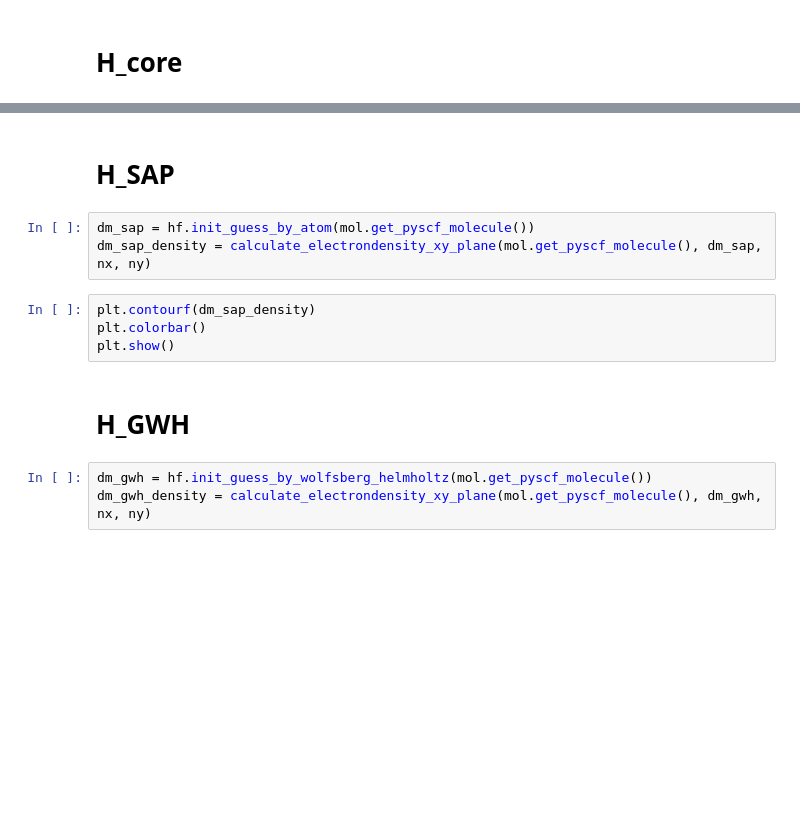
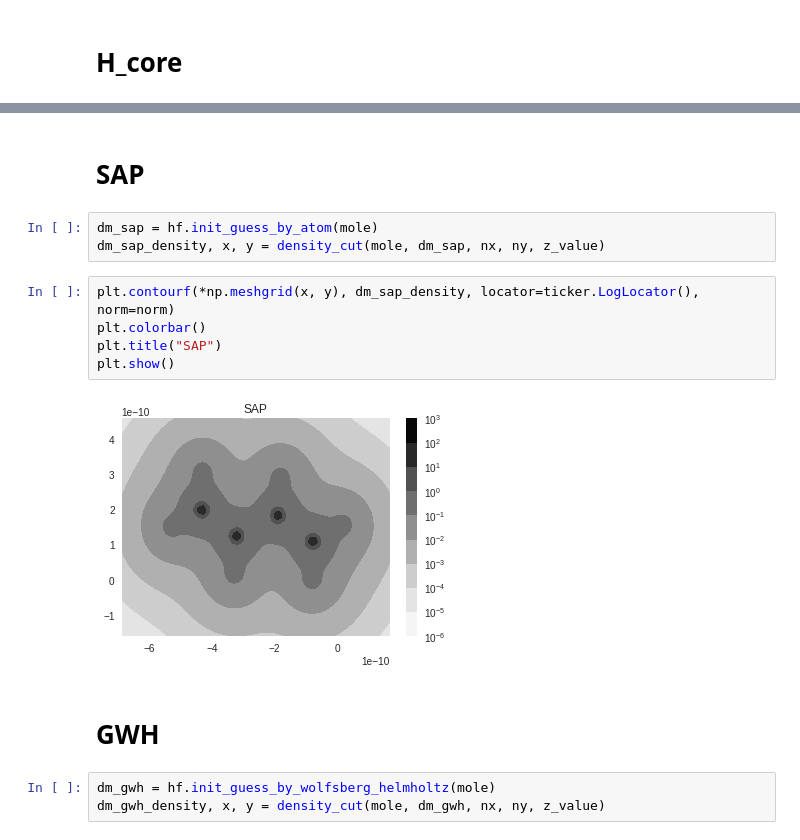
Before and after one commit to jcartus/SCFInitialGuess, a Jupyter notebook: butadien/notebooks/Density.ipynb, the cells around one changed output, grey strips where cells are left out. Saved outputs shown, nothing was run; the diff lists cells and outputs as text; blank space fills up the shorter version.

```diff
--- a/butadien/notebooks/Density.ipynb
+++ b/butadien/notebooks/Density.ipynb
@@ -86,15 +89,18 @@ plt.show()
 # %% [markdown]
-# H_SAP
+# SAP
 # %%
-dm_sap = hf.init_guess_by_atom(mol.get_pyscf_molecule())
-dm_sap_density = calculate_electrondensity_xy_plane(mol.get_pyscf_molecule(), dm_sap, nx, ny)
+dm_sap = hf.init_guess_by_atom(mole)
+dm_sap_density, x, y = density_cut(mole, dm_sap, nx, ny, z_value)
 # %%
-plt.contourf(dm_sap_density)
+plt.contourf(*np.meshgrid(x, y), dm_sap_density, locator=ticker.LogLocator(), norm=norm)
 plt.colorbar()
+plt.title("SAP")
 plt.show()
+# %% [output]
+[figure, added]
 # %% [markdown]
-# H_GWH
+# GWH
 # %%
-dm_gwh = hf.init_guess_by_wolfsberg_helmholtz(mol.get_pyscf_molecule())
-dm_gwh_density = calculate_electrondensity_xy_plane(mol.get_pyscf_molecule(), dm_gwh, nx, ny)
+dm_gwh = hf.init_guess_by_wolfsberg_helmholtz(mole)
+dm_gwh_density, x, y = density_cut(mole, dm_gwh, nx, ny, z_value)
 # %%
```
Also changed, not shown: parts of 27 cells of this notebook.
